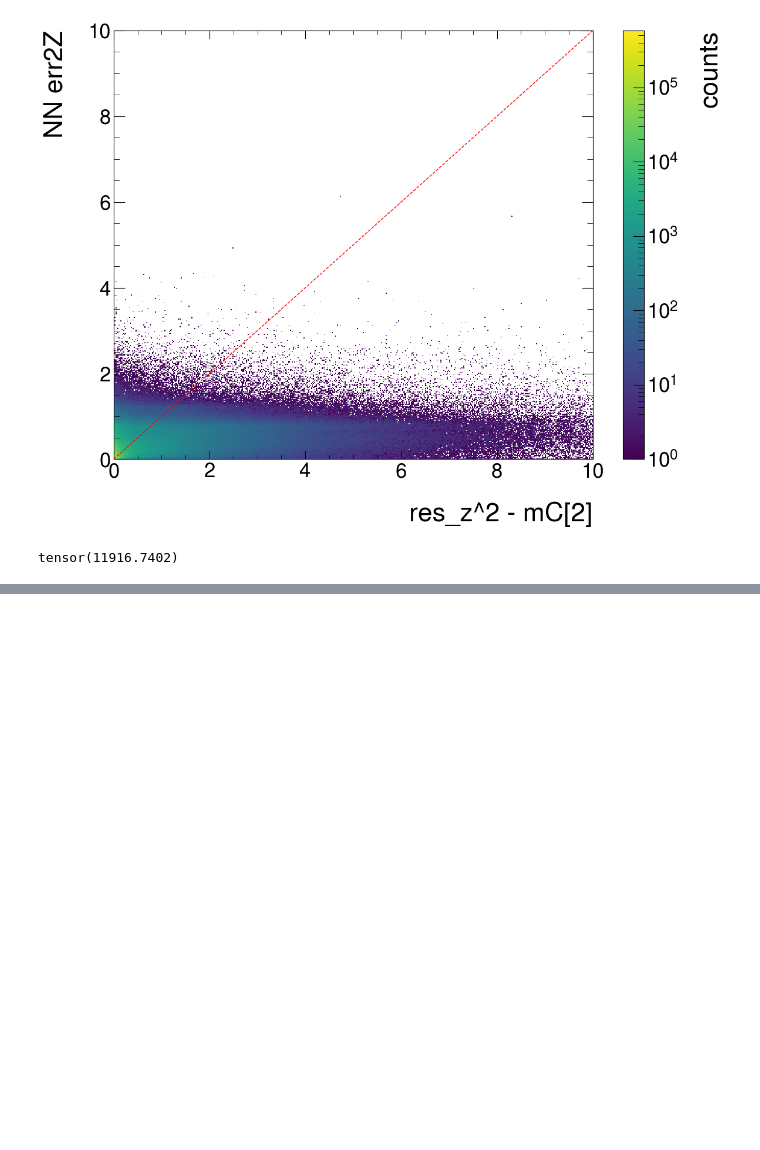
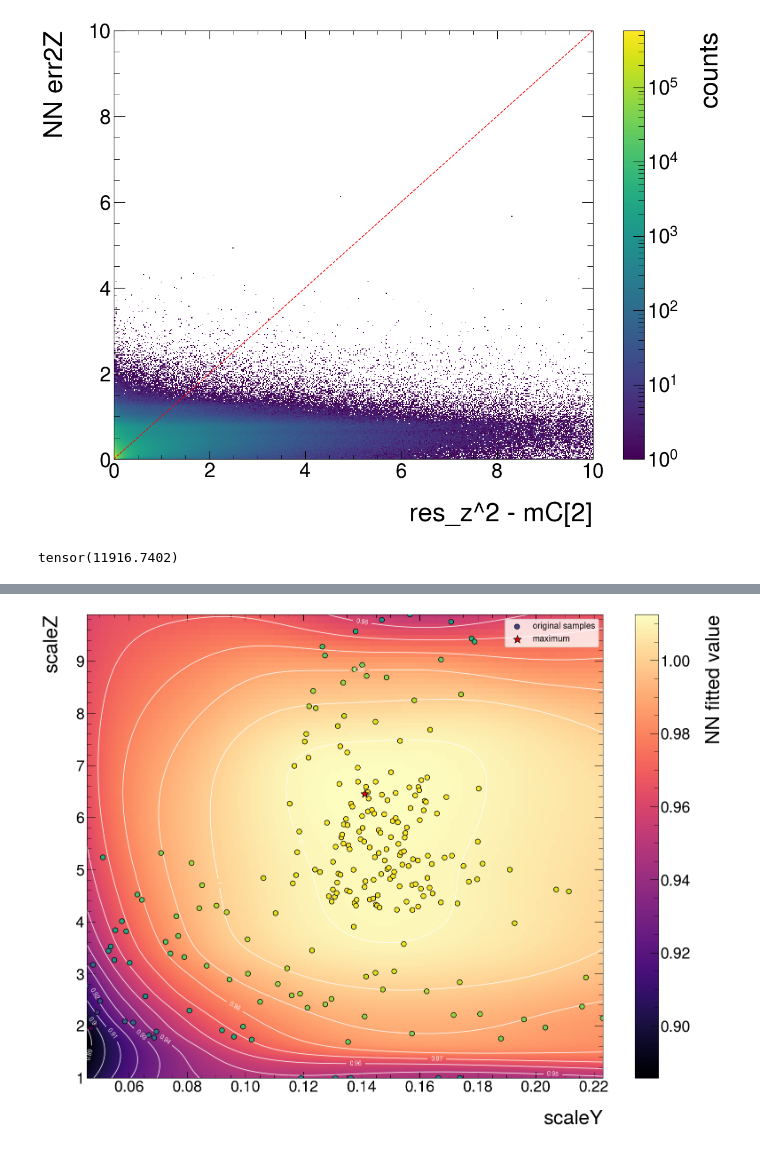
Before and after one commit to ChSonnabend/CERN-Fellowship, a Jupyter notebook: scripts/clusterErrorParametrization/ClusterErrorParameterization.ipynb, the cells around one changed output, grey strips where cells are left out. Drawn from its saved outputs; the diff is of its cells as text; code cells hidden in the pictures; blank space fills up the shorter version.

```diff
--- a/scripts/clusterErrorParametrization/ClusterErrorParameterization.ipynb
+++ b/scripts/clusterErrorParametrization/ClusterErrorParameterization.ipynb
@@ -320,0 +1145,4 @@ tensor(11916.7402)
+# %%
+plot_interpolation_surface(result, extremum_mode="max", log_x=False, log_y=False)
+# %% [output]
+[figure, added]
```
Also changed, not shown: parts of 23 cells of this notebook, 2 other files.
